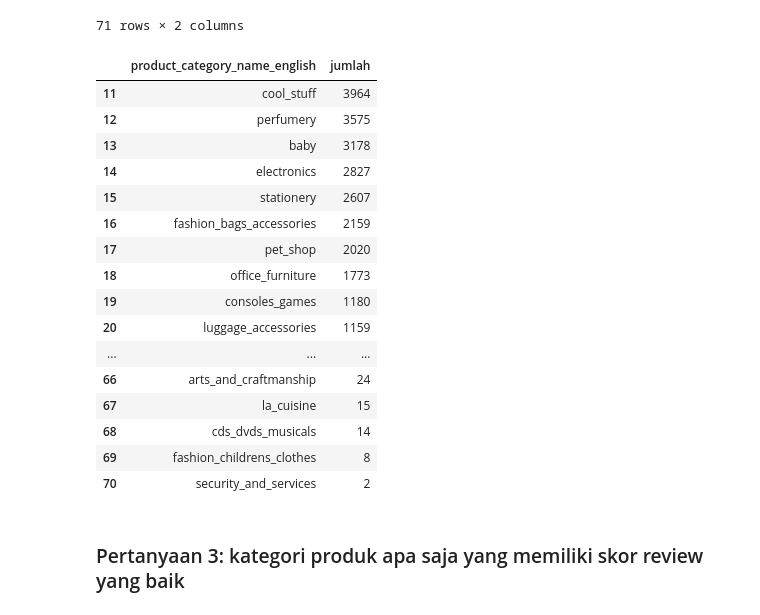
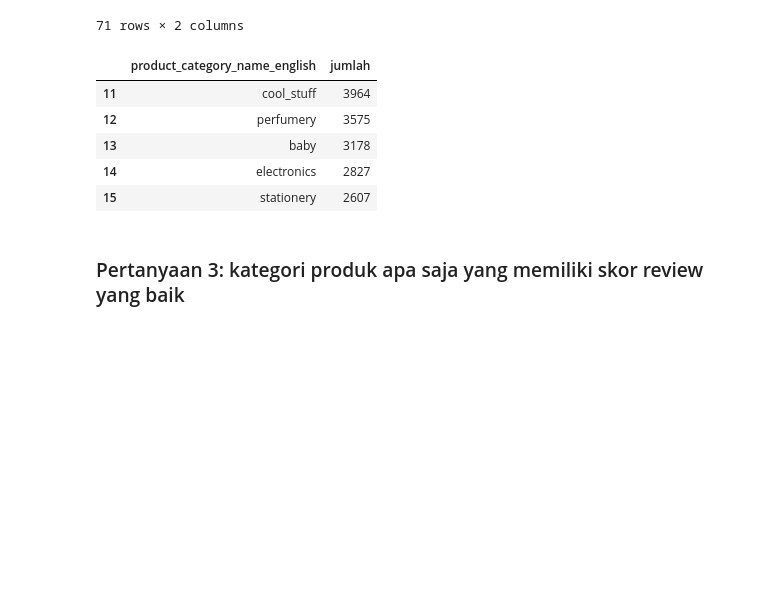
Before and after one commit to muhamadInsan/da-with-python-dicoding-submission, a Jupyter notebook: notebook.ipynb, the cells around one changed output. Saved outputs shown, nothing was run; the diff lists cells and outputs as text; code cells hidden in the pictures; blank space fills up the shorter version.

```diff
--- a/notebook.ipynb
+++ b/notebook.ipynb
@@ -804,29 +804,18 @@ products_cat_name_translation.product_category_name_english.value_counts().to_fr
 # %%
 top_product_cat = all_dataset.groupby(by='product_category_name_english').agg({
     'order_id':'count'
 }).sort_values(
     by='order_id',
     ascending=False).reset_index().rename(columns={'order_id':'jumlah'})
 
-top_product_cat.iloc[11:,]
+top_product_cat.iloc[11:,].head()
 # %% [output]
 |  | product_category_name_english | jumlah |
 | 11 | cool_stuff | 3964 |
 | 12 | perfumery | 3575 |
 | 13 | baby | 3178 |
 | 14 | electronics | 2827 |
 | 15 | stationery | 2607 |
-| 16 | fashion_bags_accessories | 2159 |
-| 17 | pet_shop | 2020 |
-| 18 | office_furniture | 1773 |
-| 19 | consoles_games | 1180 |
-| 20 | luggage_accessories | 1159 |
-| ... | ... | ... |
-| 66 | arts_and_craftmanship | 24 |
-| 67 | la_cuisine | 15 |
-| 68 | cds_dvds_musicals | 14 |
-| 69 | fashion_childrens_clothes | 8 |
-| 70 | security_and_services | 2 |
 # %% [markdown]
 ### Pertanyaan 3: kategori produk apa saja yang memiliki skor review yang baik
 # %%
```
Also changed, not shown: parts of 25 cells of this notebook, 3 other files.
